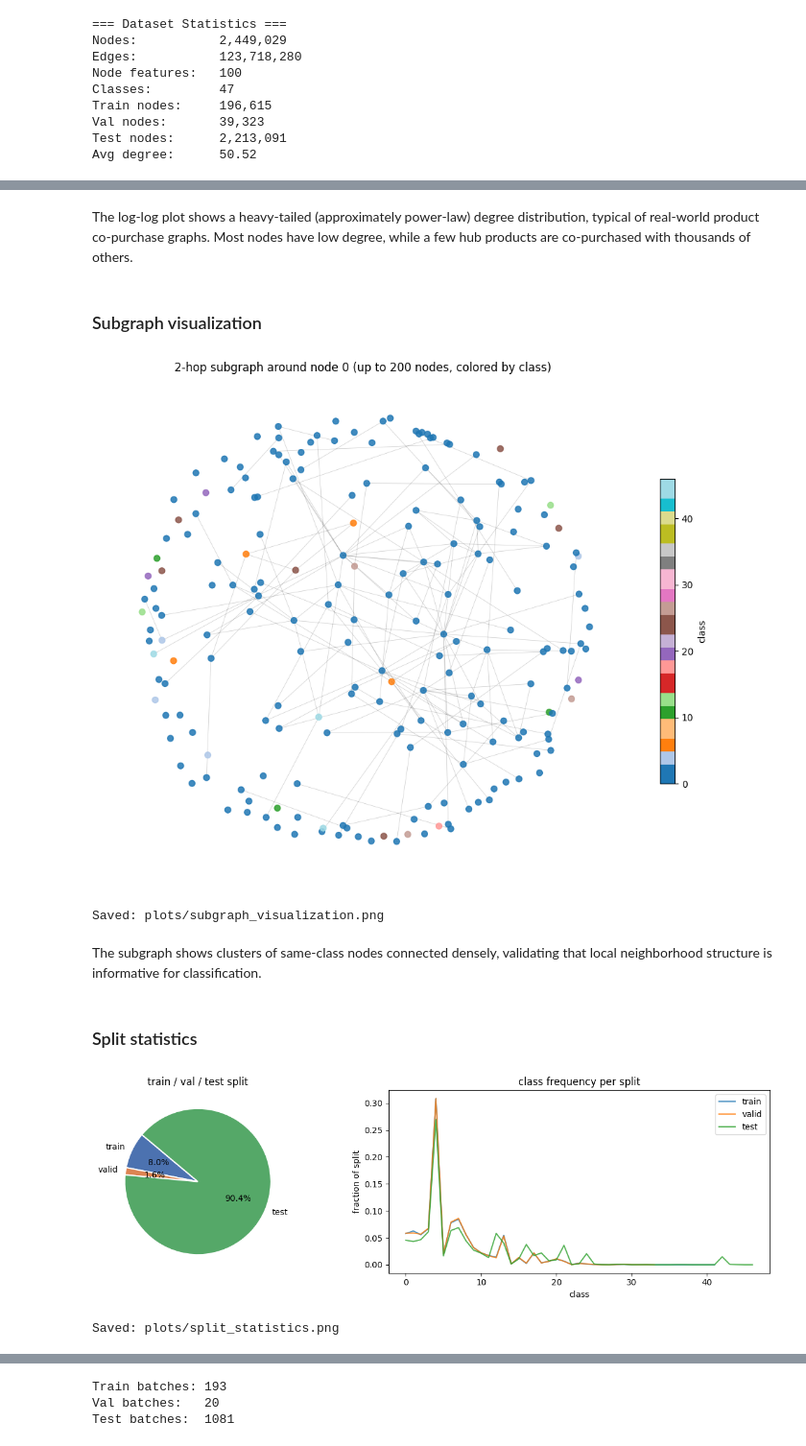
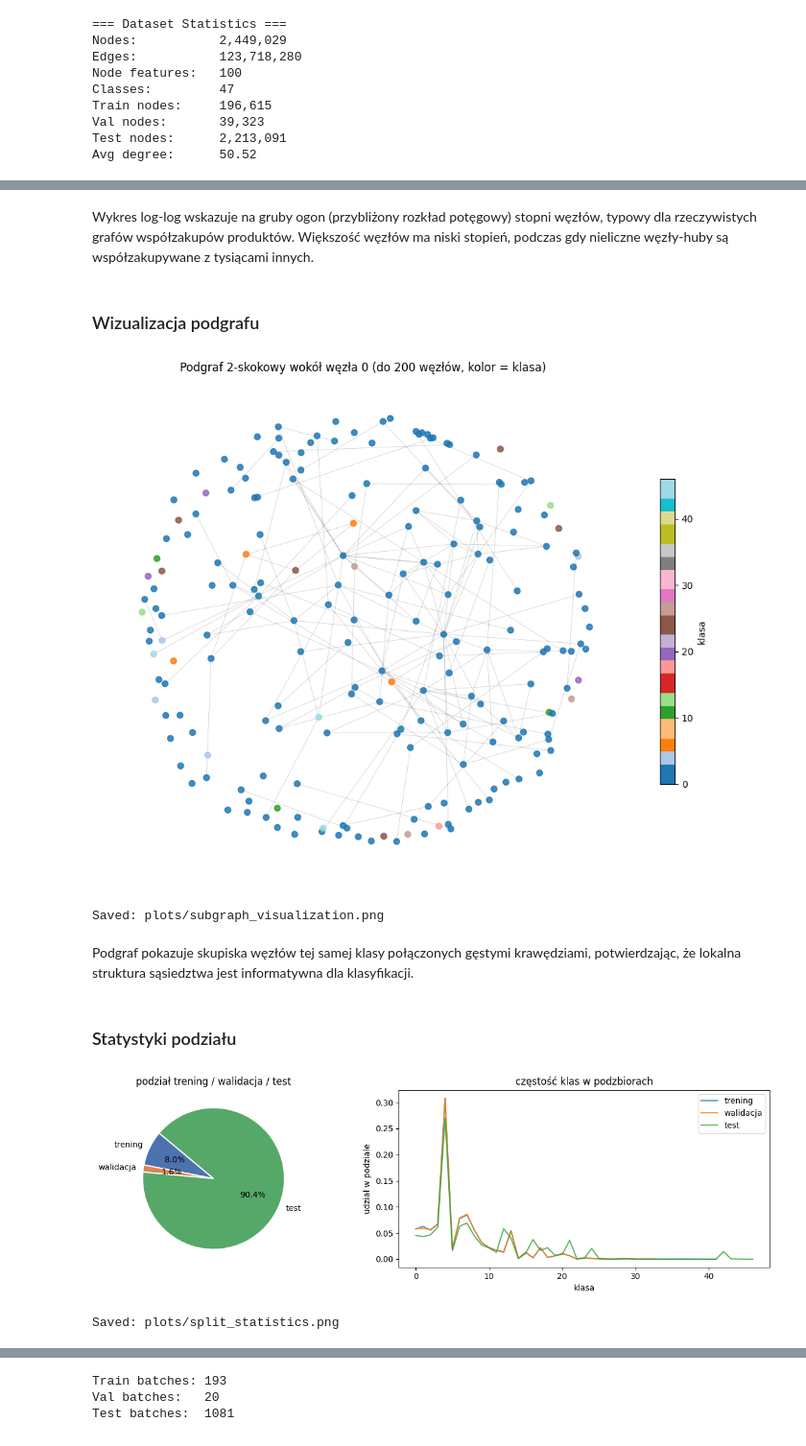
Before and after one commit to mJastrzebski6/agh_ggsn, a Jupyter notebook: ex4/GGSN_Maciej_Jastrzębski_Zad4.ipynb, the cells around one changed output, grey strips where cells are left out. Shown at 96% size. Cells and saved outputs as stored; diff of their text form; code cells hidden in the pictures.

```diff
--- a/ex4/GGSN_Maciej_Jastrzębski_Zad4.ipynb
+++ b/ex4/GGSN_Maciej_Jastrzębski_Zad4.ipynb
@@ -243,8 +245,8 @@ Min degree: 0  Max degree: 17481  Mean: 50.52  Median: 26
 Saved: plots/degree_distribution.png
 # %% [markdown]
-The log-log plot shows a heavy-tailed (approximately power-law) degree distribution, typical of real-world product co-purchase graphs. Most nodes have low degree, while a few hub products are co-purchased with thousands of others.
+Wykres log-log wskazuje na gruby ogon (przybliżony rozkład potęgowy) stopni węzłów, typowy dla rzeczywistych grafów współzakupów produktów. Większość węzłów ma niski stopień, podczas gdy nieliczne węzły-huby są współzakupywane z tysiącami innych.
 # %% [markdown]
-### Subgraph visualization
+### Wizualizacja podgrafu
 # %%
 # Visualize a small ego-subgraph around a high-degree node
 from torch_geometric.utils import k_hop_subgraph
@@ -299,49 +301,49 @@ fig, ax = plt.subplots(figsize=(10, 8))
 nx.draw_networkx_nodes(G, pos, node_color=sub_labels, cmap=cmap,
                        node_size=40, alpha=0.85, ax=ax)
 nx.draw_networkx_edges(G, pos, alpha=0.2, width=0.5, ax=ax)
-ax.set_title(f'2-hop subgraph around node {center_node} (up to 200 nodes, colored by class)')
+ax.set_title(f'Podgraf 2-skokowy wokół węzła {center_node} (do 200 węzłów, kolor = klasa)')
 ax.axis('off')
 sm = plt.cm.ScalarMappable(cmap=cmap, norm=plt.Normalize(0, dataset.num_classes - 1))
 sm.set_array([])
-plt.colorbar(sm, ax=ax, label='class', shrink=0.6)
+plt.colorbar(sm, ax=ax, label='klasa', shrink=0.6)
 plt.tight_layout()
 plt.savefig('plots/subgraph_visualization.png', dpi=120, bbox_inches='tight')
 plt.show()
 print('Saved: plots/subgraph_visualization.png')
 # %% [output]
-[figure, old version]
+[figure, new version]
 Saved: plots/subgraph_visualization.png
 # %% [markdown]
-The subgraph shows clusters of same-class nodes connected densely, validating that local neighborhood structure is informative for classification.
+Podgraf pokazuje skupiska węzłów tej samej klasy połączonych gęstymi krawędziami, potwierdzając, że lokalna struktura sąsiedztwa jest informatywna dla klasyfikacji.
 # %% [markdown]
-### Split statistics
+### Statystyki podziału
 # %%
-split_names = ['train', 'valid', 'test']
+split_names = ['trening', 'walidacja', 'test']
 split_sizes = [len(train_idx), len(valid_idx), len(test_idx)]
 
 fig, axes = plt.subplots(1, 2, figsize=(13, 4))
 
 # Pie chart of split sizes
 colors = ['#4C72B0', '#DD8452', '#55A868']
 axes[0].pie(split_sizes, labels=split_names, autopct='%1.1f%%', colors=colors,
             startangle=140, wedgeprops={'edgecolor': 'white', 'linewidth': 1.5})
-axes[0].set_title('train / val / test split')
+axes[0].set_title('podział trening / walidacja / test')
 
 # Class distribution per split
 for split_name, idx in zip(split_names, [train_idx, valid_idx, test_idx]):
     split_labels = labels[idx.numpy()]
     u, c = np.unique(split_labels, return_counts=True)
     axes[1].plot(u, c / c.sum(), label=split_name, alpha=0.8)
-axes[1].set_xlabel('class')
-axes[1].set_ylabel('fraction of split')
-axes[1].set_title('class frequency per split')
+axes[1].set_xlabel('klasa')
+axes[1].set_ylabel('udział w podziale')
+axes[1].set_title('częstość klas w podzbiorach')
 axes[1].legend()
 
 plt.tight_layout()
 plt.savefig('plots/split_statistics.png', dpi=120, bbox_inches='tight')
 plt.show()
 print('Saved: plots/split_statistics.png')
 # %% [output]
-[figure, old version]
+[figure, new version]
 Saved: plots/split_statistics.png
 # %% [markdown]
```
Also changed, not shown: parts of 67 cells of this notebook, 19 other files.
